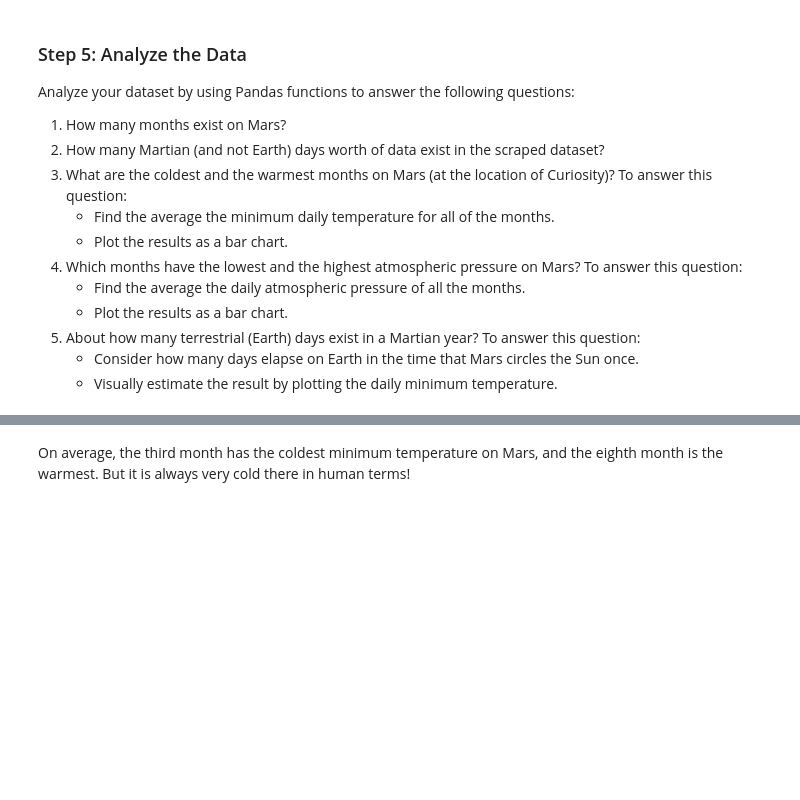
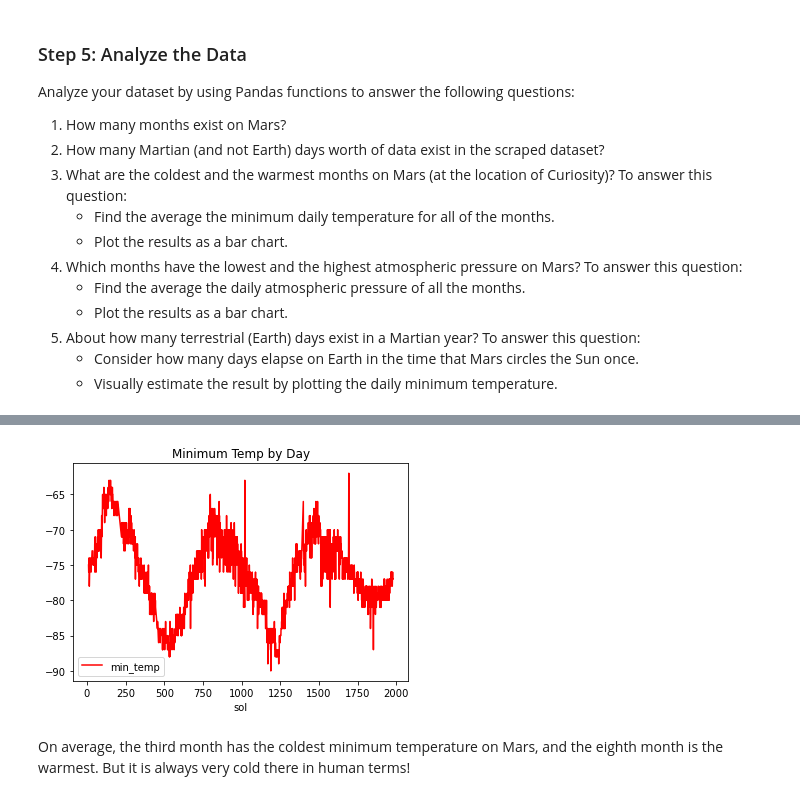
Before and after one commit to SheTroxel/Mars_Webscraping_Challenge, a Jupyter notebook: part_2_mars_weather.ipynb, the cells around one changed output, grey strips where cells are left out. Saved outputs shown, nothing was run; the diff lists cells and outputs as text; code cells hidden in the pictures; blank space fills up the shorter version.

```diff
--- a/part_2_mars_weather.ipynb
+++ b/part_2_mars_weather.ipynb
@@ -167,3 +281,12 @@ Analyze your dataset by using Pandas functions to answer the following questions
+# %%
+# Plot the min temp by day (sol)
+plt=mars_temp_data_df.plot(y= "min_temp", x= "sol", kind="line", color = 'red', title = "Minimum Temp by Day")
+#plt.ylabel()
+#plt.xlabel("Day")
+#plt.savefig('min_daily_temp.png')
+#plt.show()
+# %% [output]
+[figure, added]
 # %% [markdown]
 On average, the third month has the coldest minimum temperature on Mars, and the eighth month is the warmest. But it is always very cold there in human terms!
 # %% [markdown]
```
Also changed, not shown: parts of 21 cells of this notebook, 3 other files.
